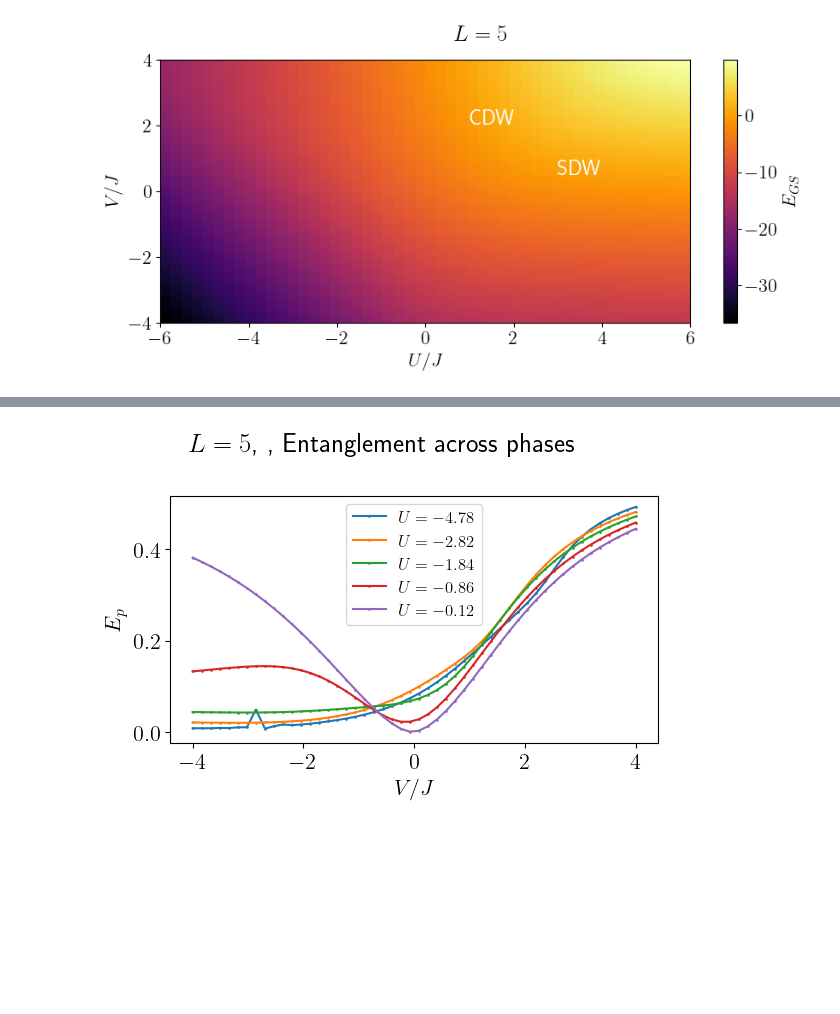
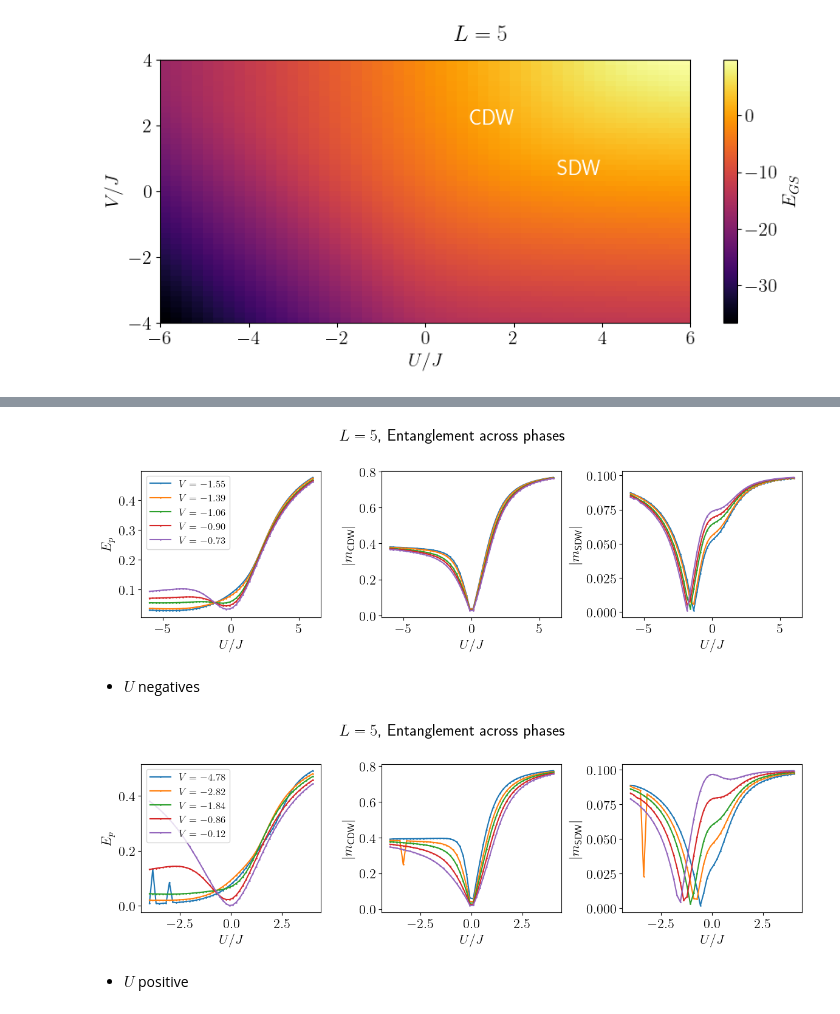
Before and after one commit to FelipePicoli/Extended_Hubbard_Model, a Jupyter notebook: notebooks/EHM_phase_diagram.ipynb, the cells around one changed output, grey strips where cells are left out. Cells and saved outputs as stored; diff of their text form; code cells hidden in the pictures; blank space fills up the shorter version.

```diff
--- a/notebooks/EHM_phase_diagram.ipynb
+++ b/notebooks/EHM_phase_diagram.ipynb
@@ -117,2 +87,24 @@ Don't know why, but this order parameters computed in the julia code give the wr
 Saving the magnetization and charge density made possible to compute in python.
+# %%
+info_input = f"{results}/{model}_{exec}/vector_measures_{model}_{exec}_L={L}_NPoints={N_Points}.csv"
+df_vecs = pd.read_csv(info_input)
+
+# Loading the 1-dimensional data frame values.
+
+def parse_array(cell):
+    return np.fromstring(cell.replace(";;", "").replace(";", ","), sep=",")
+
+# Apply parsing
+df_vecs["magnetization"] = df_vecs["magnetization"].apply(parse_array)
+df_vecs["charge_density"] = df_vecs["charge_density"].apply(parse_array)
+
+magnetization = np.zeros((nV, nU, L))
+charge_density = np.zeros((nV, nU, L))
+
+# thanks gpt
+for _, row in df_vecs.iterrows():
+    i = np.where(V_unique == row["V"])[0][0]
+    j = np.where(U_unique == row["U"])[0][0]
+    magnetization[i, j] = row["magnetization"]
+    charge_density[i, j] = row["charge_density"]
 # %%
@@ -256,21 +286,63 @@ plt.show()
+# %%
+V_targets = [-1.53, -1.32, -1.12, -0.92, -0.72]
+
+fig, ax = plt.subplots(1, 3, figsize=(12, 4))
+plt.suptitle(f"$L = {L}$, Entanglement across phases")
+
+for V_target in V_targets:
+    i_V_fixed = np.argmin(np.abs(V_vals - V_target))
+    ax[0].plot(U_vals, E_p[:, i_V_fixed], 'o-', markersize=0.9,  label=fr"$V={V_vals[i_V_fixed]:.2f}$")
+    ax[1].plot(U_vals, m_cdw[:, i_V_fixed], 'o-', markersize=0.9)
+    ax[2].plot(U_vals, m_sdw[:, i_V_fixed], 'o-', markersize=0.9)
+
+# ax.set_xlim(0, 4)
+
+ax[0].set_xlabel(r"$U / J$")
+ax[1].set_xlabel(r"$U / J$")
+ax[2].set_xlabel(r"$U / J$")
+ax[0].set_ylabel(r"$E_p$")
+
+ax[1].set_ylabel(r"$|m_{\text{CDW}}|$")
+ax[2].set_ylabel(r"$|m_{\text{SDW}}|$")
+
+ax[0].legend(fontsize=12)
+
+plt.tight_layout()
+fig.savefig(f"{figures_path}/{model}_{exec}/E_p_magnetization_charge_density={L}__fixed_V_negative_.png", dpi = 500, bbox_inches='tight')
+plt.show()
+# %% [output]
+[figure, added]
+# %% [markdown]
+- $U$ negatives
 # %%
 U_targets = [-4.75, -2.85, -1.76, -0.95, 0.0]
 
-fig, ax = plt.subplots(1, 1, figsize=(6, 4))
-plt.suptitle(f"$L = {L}$, , Entanglement across phases")
+fig, ax = plt.subplots(1, 3, figsize=(12, 4))
+plt.suptitle(f"$L = {L}$, Entanglement across phases")
 
 for U_target in U_targets:
     i_U_fixed = np.argmin(np.abs(U_vals - U_target))
-    ax.plot(V_vals, E_p[:, i_U_fixed], 'o-', markersize=0.9,  label=fr"$U={U_vals[i_U_fixed]:.2f}$")
+    ax[0].plot(V_vals, E_p[:, i_U_fixed], 'o-', markersize=0.9,  label=fr"$V={U_vals[i_U_fixed]:.2f}$")
+    ax[1].plot(V_vals, m_cdw[:, i_U_fixed], 'o-', markersize=0.9)
+    ax[2].plot(V_vals, m_sdw[:, i_U_fixed], 'o-', markersize=0.9)
 
-ax.set_xlabel(r"$V / J$")
-ax.set_ylabel(r"$E_p$")
-ax.legend(fontsize=12)
+ax[0].set_xlabel(r"$U / J$")
+ax[1].set_xlabel(r"$U / J$")
+ax[2].set_xlabel(r"$U / J$")
+ax[0].set_ylabel(r"$E_p$")
+
+ax[1].set_ylabel(r"$|m_{\text{CDW}}|$")
+ax[2].set_ylabel(r"$|m_{\text{SDW}}|$")
+
+ax[0].legend(fontsize=12)
 
 plt.tight_layout()
+fig.savefig(f"{figures_path}/{model}_{exec}/E_p_magnetization_charge_density={L}_fixed_U_negative_.png", dpi = 500, bbox_inches='tight')
 plt.show()
 # %% [output]
-[figure, old version]
+[figure, new version]
+# %% [markdown]
+- $U$ positive
 # %%
 U_targets = [2.3, 2.6, 1.9, 3.1, 4.3, 5.6]
 
```
Also changed, not shown: parts of 13 cells of this notebook, 42 other files.
